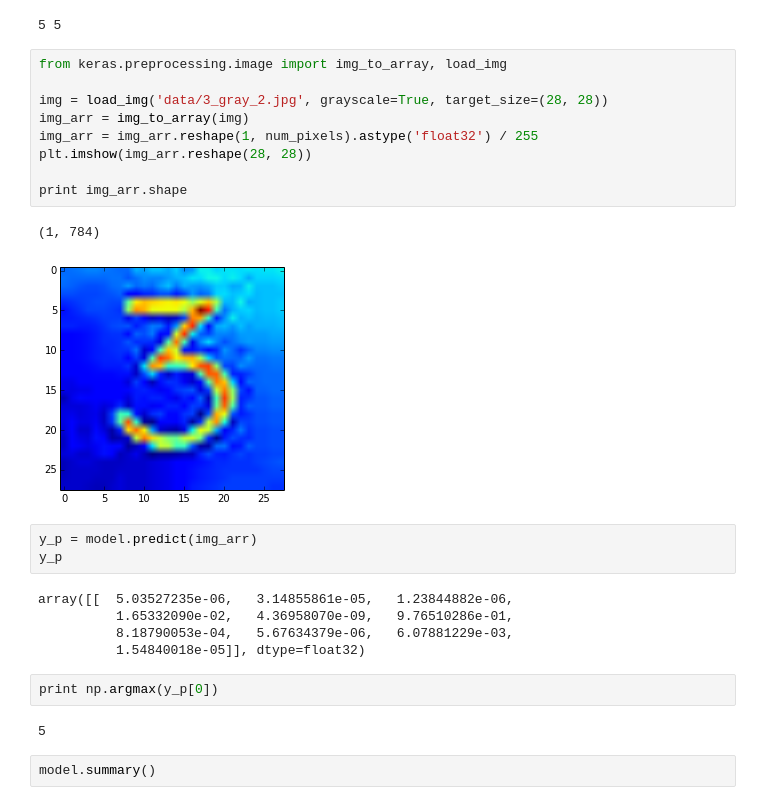
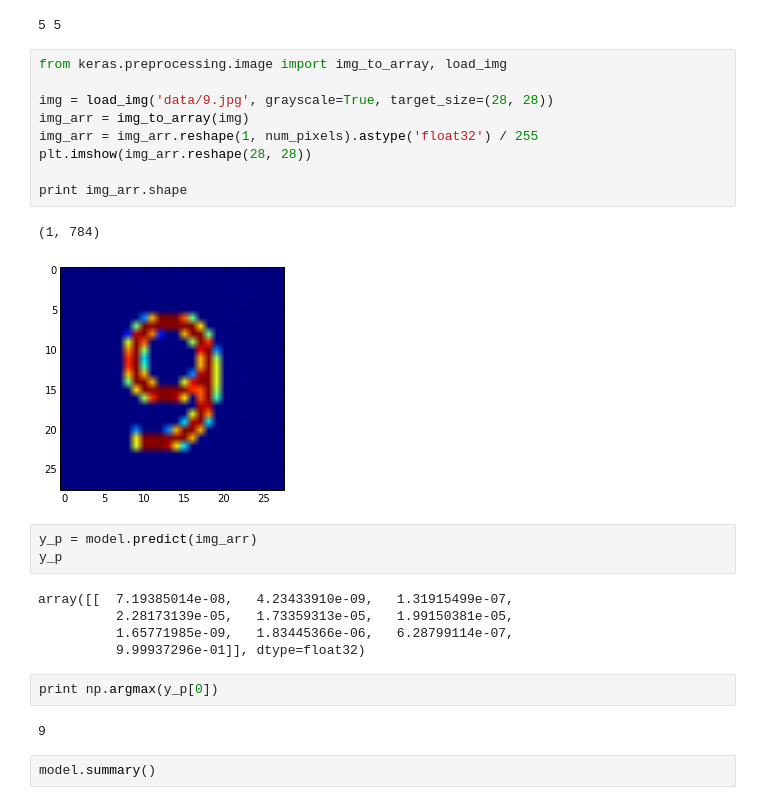
Before and after one commit to degendra/learn-keras-tensorflow, a Jupyter notebook: handwriting-recognition.ipynb, the cells around one changed output. Cells and saved outputs as stored; diff of their text form.

```diff
--- a/handwriting-recognition.ipynb
+++ b/handwriting-recognition.ipynb
@@ -104,27 +104,27 @@ print np.argmax(y_predict[0]), np.argmax(y_train[0])
 # %%
 from keras.preprocessing.image import img_to_array, load_img
 
-img = load_img('data/3_gray_2.jpg', grayscale=True, target_size=(28, 28))
+img = load_img('data/9.jpg', grayscale=True, target_size=(28, 28))
 img_arr = img_to_array(img)
 img_arr = img_arr.reshape(1, num_pixels).astype('float32') / 255
 plt.imshow(img_arr.reshape(28, 28))
 
 print img_arr.shape
 # %% [output]
 (1, 784)
-[figure, old version]
+[figure, new version]
 # %%
 y_p = model.predict(img_arr)
 y_p
 # %% [output]
-array([[  5.03527235e-06,   3.14855861e-05,   1.23844882e-06,
-          1.65332090e-02,   4.36958070e-09,   9.76510286e-01,
-          8.18790053e-04,   5.67634379e-06,   6.07881229e-03,
-          1.54840018e-05]], dtype=float32)
+array([[  7.19385014e-08,   4.23433910e-09,   1.31915499e-07,
+          2.28173139e-05,   1.73359313e-05,   1.99150381e-05,
+          1.65771985e-09,   1.83445366e-06,   6.28799114e-07,
+          9.99937296e-01]], dtype=float32)
 # %%
 print np.argmax(y_p[0])
 # %% [output]
-5
+9
 # %%
 model.summary()
 # %% [output]
```
Also changed, not shown: parts of 3 cells of this notebook.
